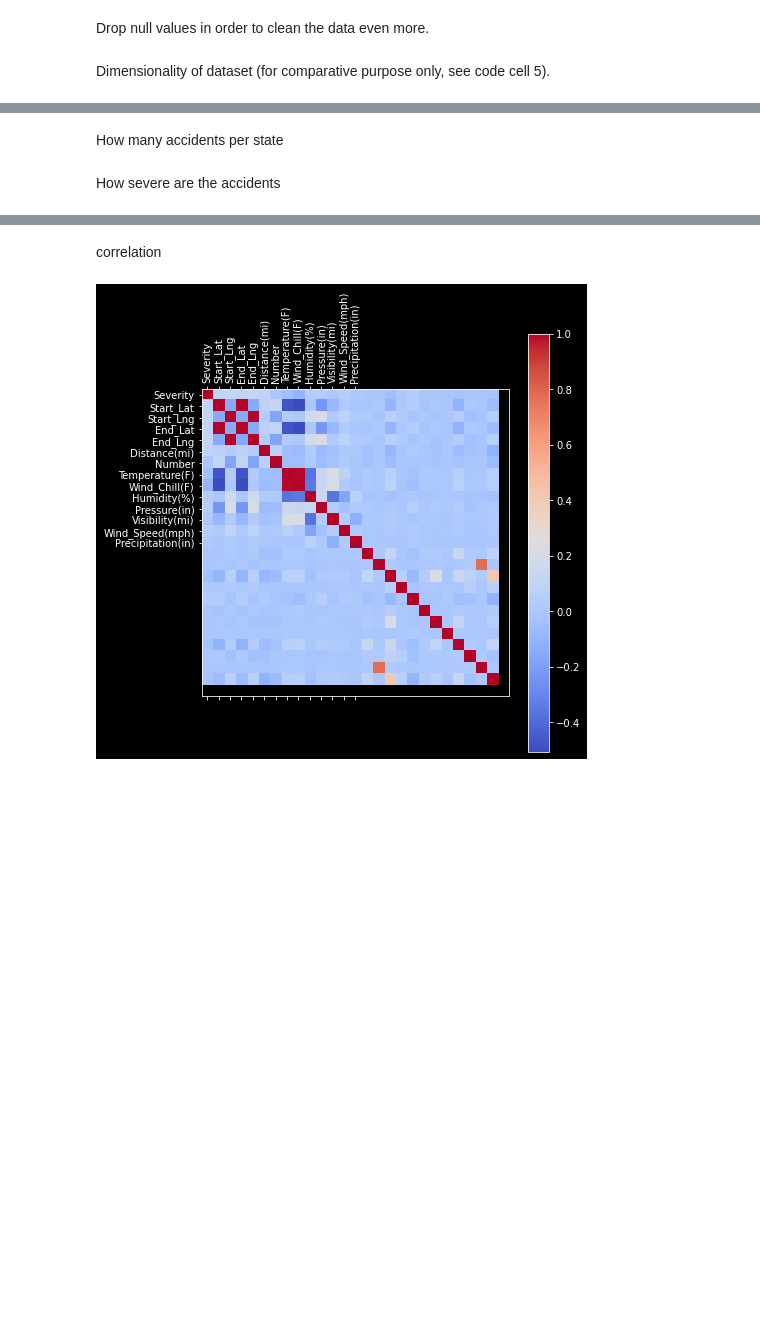
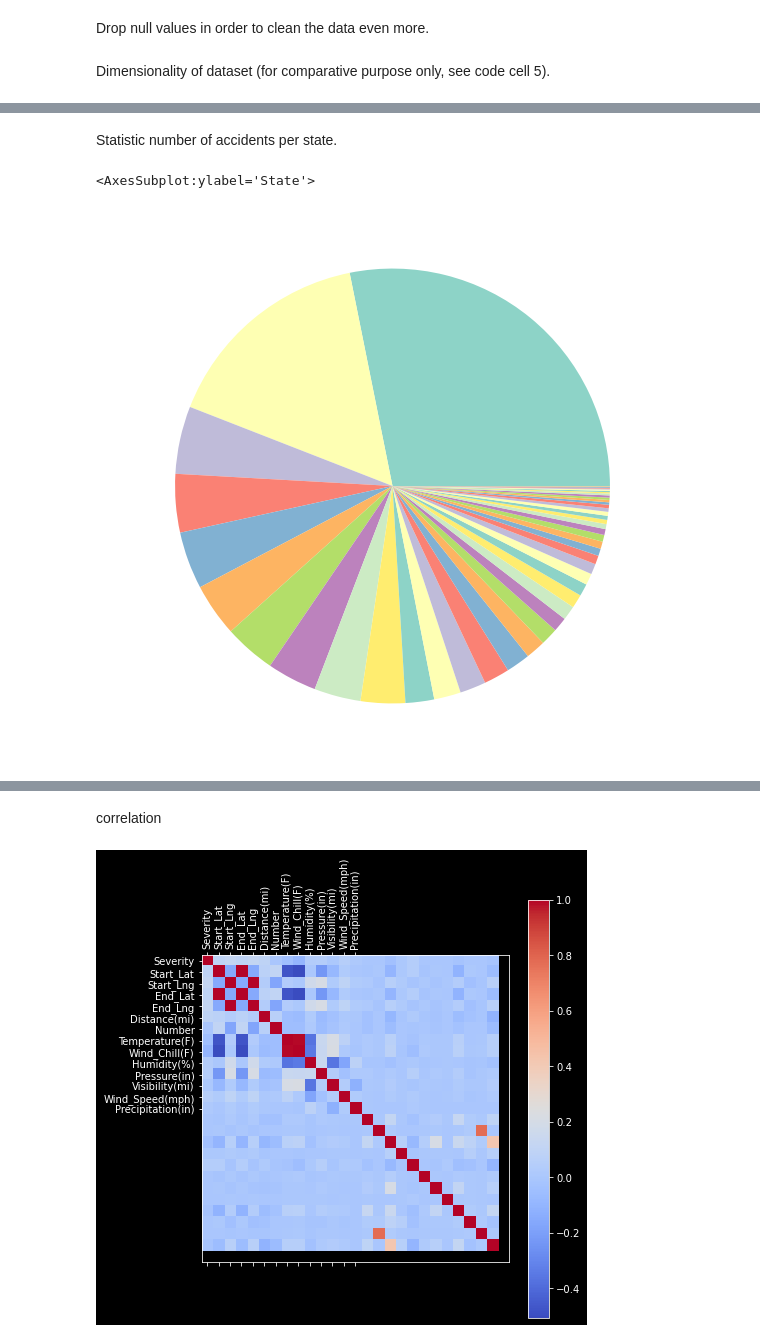
Before and after one commit to aboublini/Data-Analytics-US-Accidents, a Jupyter notebook: Ergasia_analytikis.ipynb, the cells around one changed output, grey strips where cells are left out. Drawn from its saved outputs; the diff is of its cells as text; code cells hidden in the pictures; blank space fills up the shorter version.

```diff
--- a/Ergasia_analytikis.ipynb
+++ b/Ergasia_analytikis.ipynb
@@ -108,6 +141,7 @@ data.describe()
 # %% [markdown]
-How many accidents per state
+Statistic number of accidents per state.
 # %%
-data.State.value_counts().plot(kind='pie', figsize=(15,15))
+data.State.value_counts().plot(kind='pie', figsize=(10,10))
+# %% [output]
+<AxesSubplot:ylabel='State'>
+[figure, added]
-# %% [markdown]
-How severe are the accidents
```
Also changed, not shown: parts of 28 cells of this notebook.
